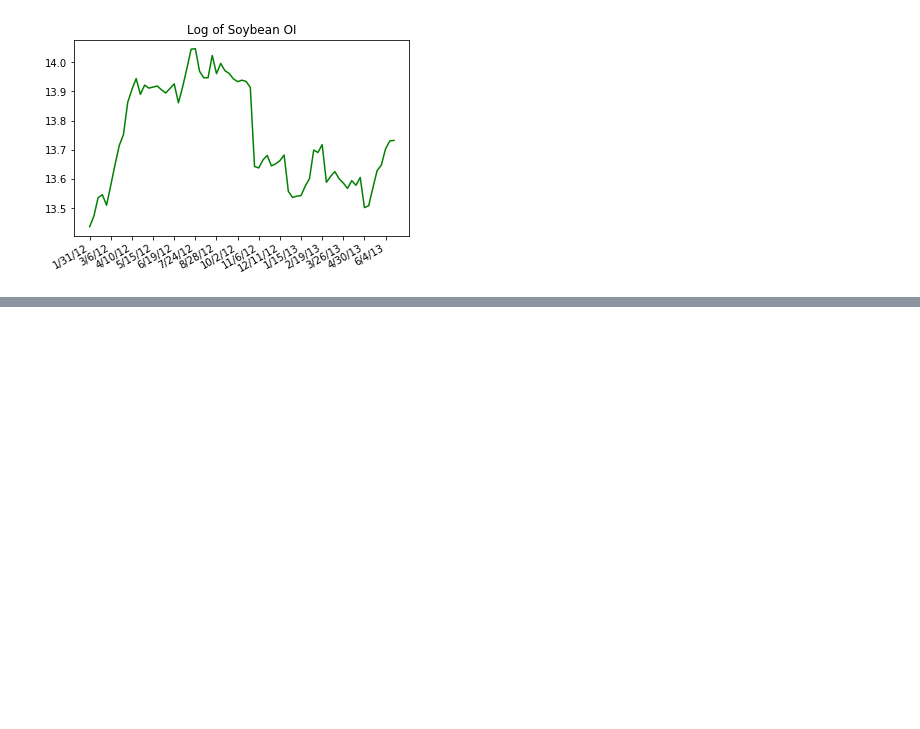
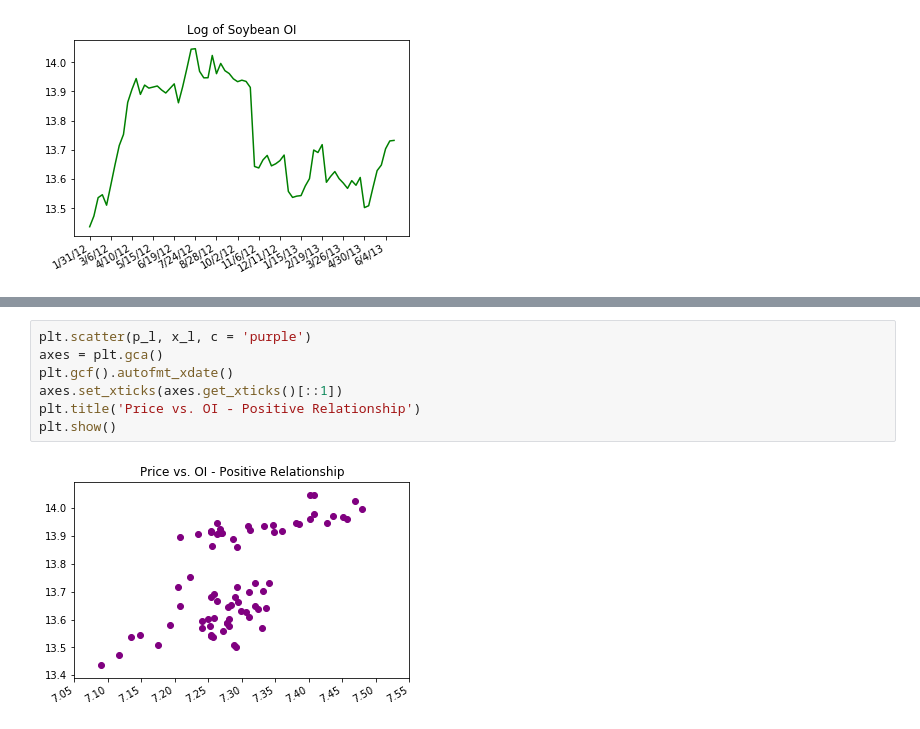
Before and after one commit to benlusamba/nutilities, a Jupyter notebook: soy_oi.ipynb, the cells around one changed output, grey strips where cells are left out. Drawn from its saved outputs; the diff is of its cells as text; blank space fills up the shorter version.

```diff
--- a/soy_oi.ipynb
+++ b/soy_oi.ipynb
@@ -99,3 +108,12 @@ plt.show()
+# %%
+plt.scatter(p_l, x_l, c = 'purple')
+axes = plt.gca()
+plt.gcf().autofmt_xdate()
+axes.set_xticks(axes.get_xticks()[::1])
+plt.title('Price vs. OI - Positive Relationship')
+plt.show()
+# %% [output]
+[figure, added]
 # %%
 #Logistic Regression of price/oi
 model = sm.OLS(x_l, p_l).fit()
```
Also changed, not shown: parts of 3 cells of this notebook.
